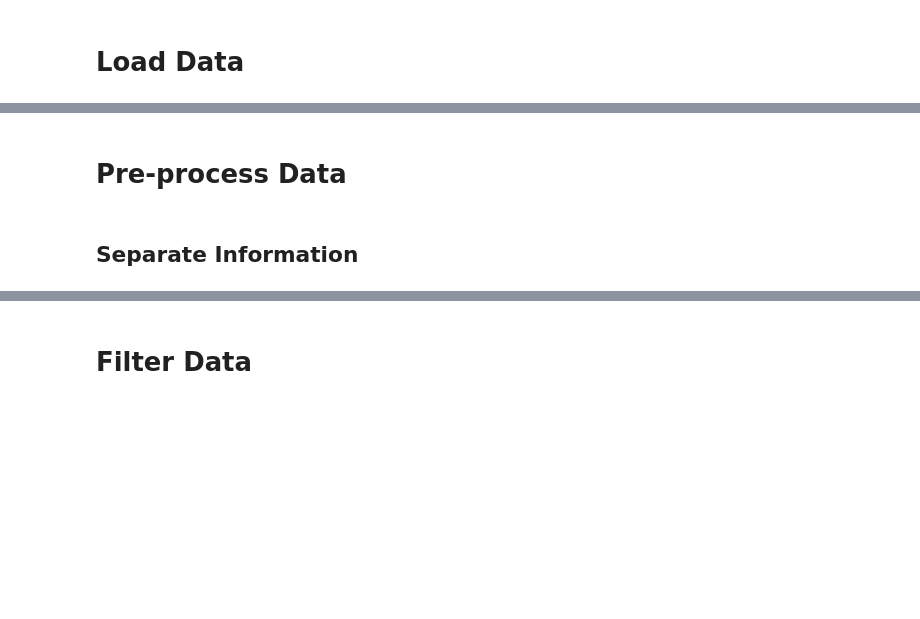
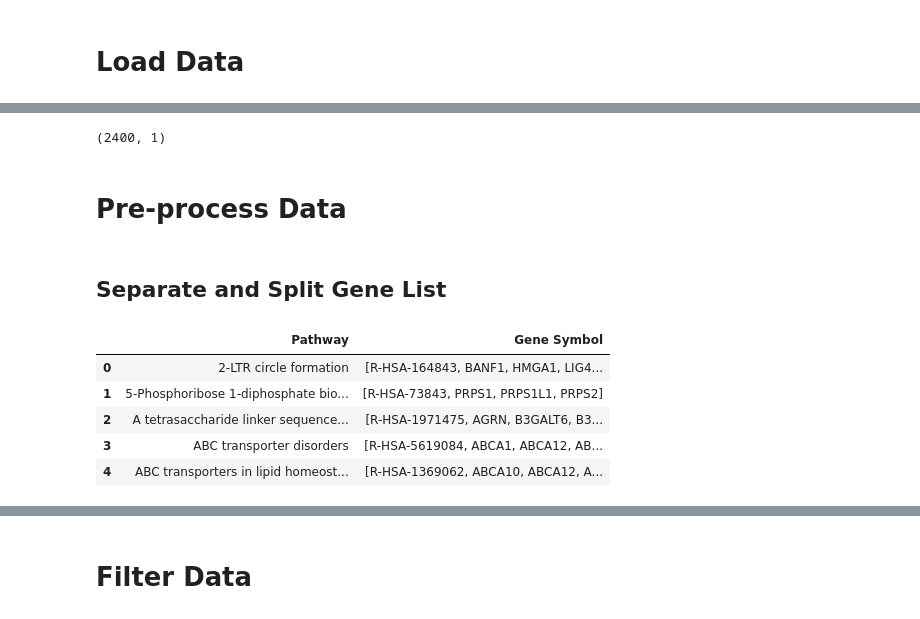
Before and after one commit to MaayanLab/Harmonizome-Data-Processing-Appyters, a Jupyter notebook: Reactome.ipynb, the cells around one changed output, grey strips where cells are left out. Saved outputs shown, nothing was run; the diff lists cells and outputs as text; code cells hidden in the pictures; blank space fills up the shorter version.

Commit message:
revised orphanet, pathway commons, phgkb, reactome. Roadmap epigenomics needs more work

```diff
--- a/Reactome.ipynb
+++ b/Reactome.ipynb
@@ -58,9 +62,9 @@ if not os.path.exists(path):
 %%appyter code_exec
 
 df = pd.read_csv({{FileField(
-    constraint='.*\.gmt$',
+    constraint='.*\.zip$',
     name='pathways_gene',
-    label='Pathways Gene Set',
-    default='Input/Reactome/ReactomePathways.gmt',
+    label='Pathways Gene Set (gmt.zip)',
+    default='Input/Reactome/ReactomePathways.gmt.zip',
     section='data')
 }}, sep='%', header=None)
@@ -69,11 +85,20 @@ df.head()
 # %%
 df.shape
+# %% [output]
+(2400, 1)
 # %% [markdown]
 # Pre-process Data
-# %% [markdown]
-## Separate Information
+# %% [markdown]
+## Separate and Split Gene List
 # %%
 df[0], df[1] = df[0].str.split('\t').str[0], df[0].str.split('\t').str[1:]
-df.columns=['Pathways', 'Genes']
+df.columns=['Pathway', 'Gene Symbol']
 df.head()
+# %% [output]
+|  | Pathway | Gene Symbol |
+| 0 | 2-LTR circle formation | [R-HSA-164843, BANF1, HMGA1, LIG4... |
+| 1 | 5-Phosphoribose 1-diphosphate bio... | [R-HSA-73843, PRPS1, PRPS1L1, PRPS2] |
+| 2 | A tetrasaccharide linker sequence... | [R-HSA-1971475, AGRN, B3GALT6, B3... |
+| 3 | ABC transporter disorders | [R-HSA-5619084, ABCA1, ABCA12, AB... |
+| 4 | ABC transporters in lipid homeost... | [R-HSA-1369062, ABCA10, ABCA12, A... |
 # %%
```
Also changed, not shown: parts of 6 cells of this notebook, 5 other files.
